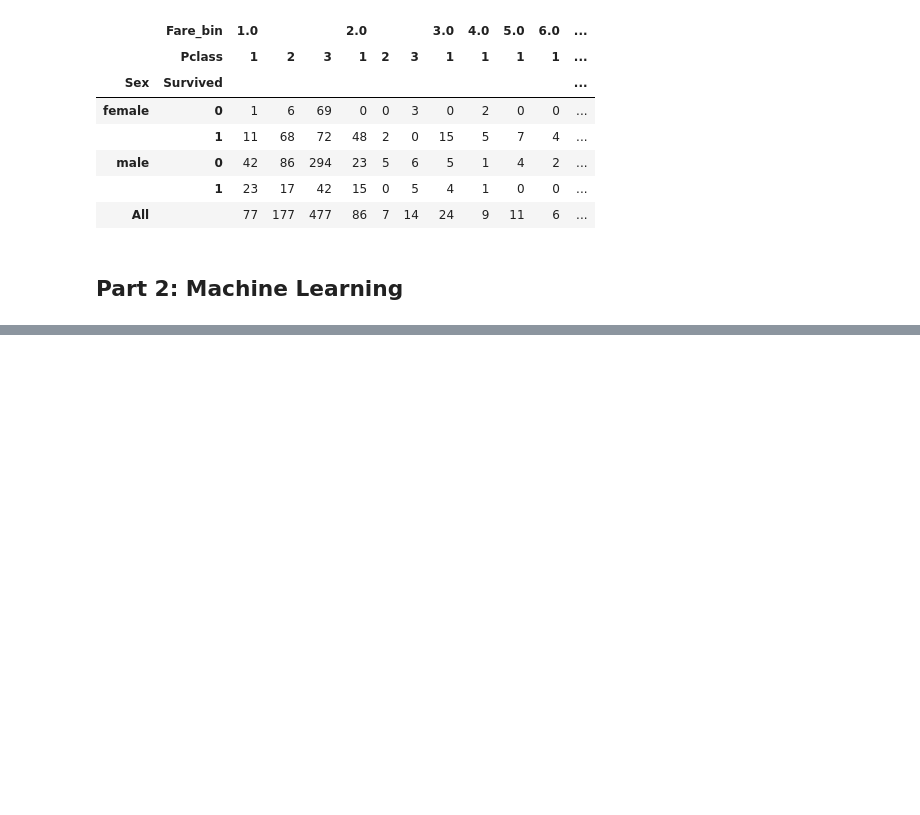
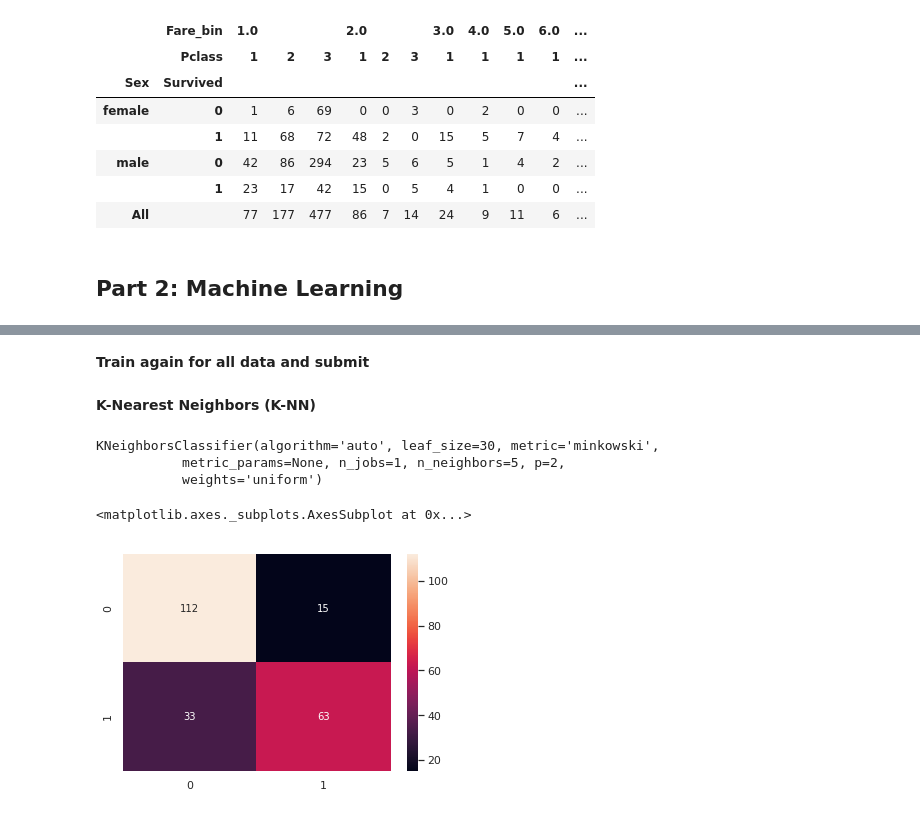
Before and after one commit to nzarko/ml, a Jupyter notebook: Projects/EDA/src/Titanic EDA and ML.ipynb, the cells around one changed output, grey strips where cells are left out. Saved outputs shown, nothing was run; the diff lists cells and outputs as text; code cells hidden in the pictures; blank space fills up the shorter version.

```diff
--- a/Projects/EDA/src/Titanic EDA and ML.ipynb
+++ b/Projects/EDA/src/Titanic EDA and ML.ipynb
@@ -498,0 +636,2 @@ pd.crosstab([df_train.Sex, df_train.Survived], [df_train.Fare_bin, df_train.Pcla
+# %% [markdown]
+**Train again for all data and submit**
@@ -498,0 +646,21 @@ pd.crosstab([df_train.Sex, df_train.Survived], [df_train.Fare_bin, df_train.Pcla
+# %% [markdown]
+**K-Nearest Neighbors (K-NN)**
+# %%
+# Fitting K-NN to the Training set
+from sklearn.neighbors import KNeighborsClassifier
+knn_classifier = KNeighborsClassifier(n_neighbors = 5, metric = 'minkowski', p = 2)
+knn_classifier.fit(X_train, y_train)
+# %% [output]
+KNeighborsClassifier(algorithm='auto', leaf_size=30, metric='minkowski',
+           metric_params=None, n_jobs=1, n_neighbors=5, p=2,
+           weights='uniform')
+# %%
+# Predicting the Test set results
+knn_y_pred = knn_classifier.predict(X_test)
+# %%
+#confusion matrix
+knn_cm = confusion_matrix(y_test, knn_y_pred)
+sns.heatmap(knn_cm, annot=True, fmt='d')
+# %% [output]
+<matplotlib.axes._subplots.AxesSubplot at 0x...>
+[figure, added]
```
Also changed, not shown: parts of 84 cells of this notebook, 2 other files.
